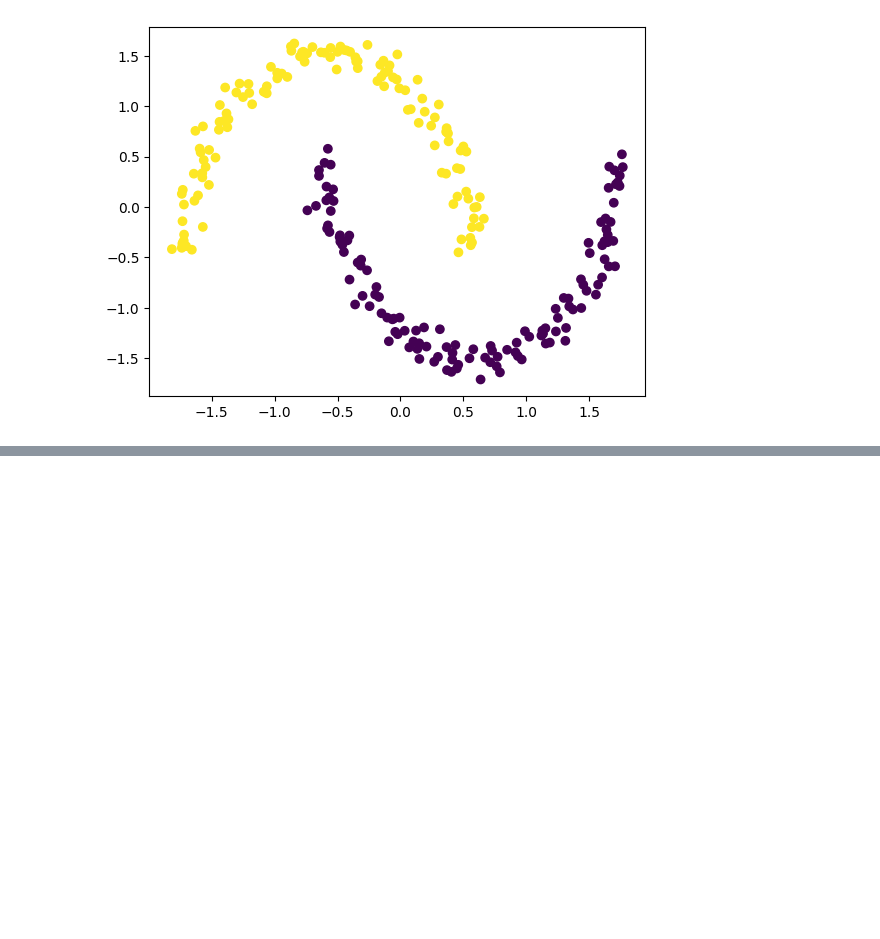
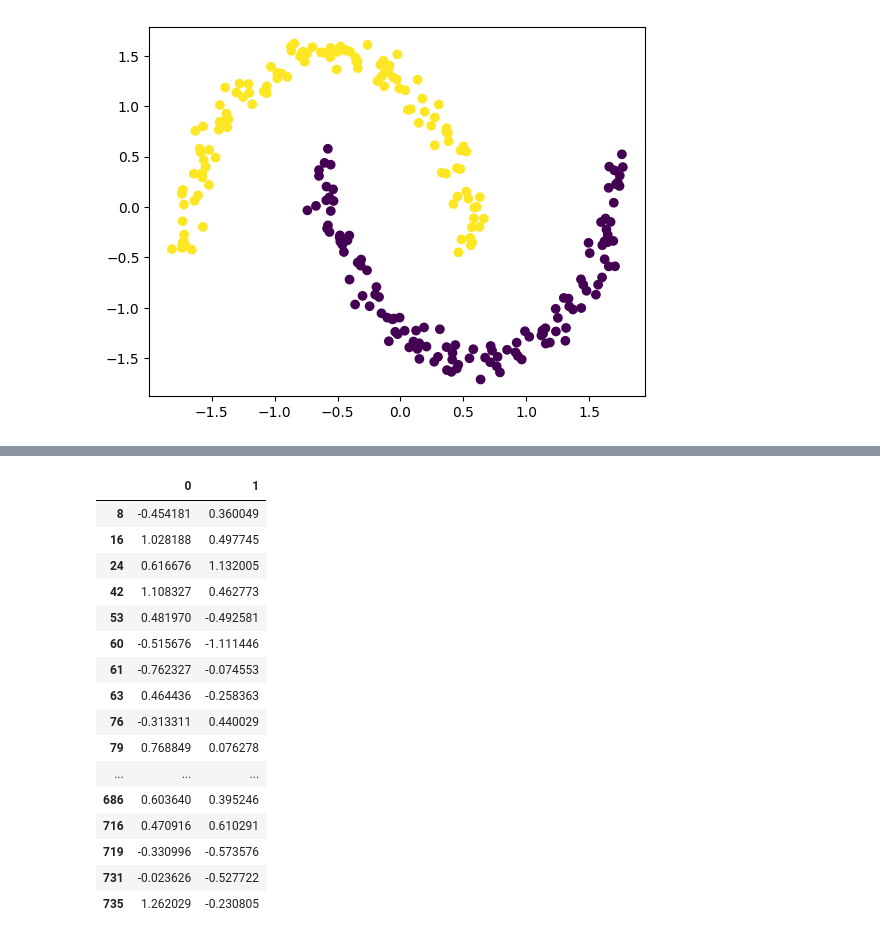
Before and after one commit to HanniKanchap/ML, a Jupyter notebook: Unsupervised_ML/DBSCAN.ipynb, the cells around one changed output, grey strips where cells are left out. Saved outputs shown, nothing was run; the diff lists cells and outputs as text; code cells hidden in the pictures; blank space fills up the shorter version.

```diff
--- a/Unsupervised_ML/DBSCAN.ipynb
+++ b/Unsupervised_ML/DBSCAN.ipynb
@@ -52,0 +117,24 @@ plt.scatter(X_scaled[:,0],X_scaled[:,1],c = model.labels_)
+# %%
+## Outlier data points
+import pandas as pd
+df = pd.DataFrame(X)
+# %%
+df.iloc[index]
+# %% [output]
+|  | 0 | 1 |
+| 8 | -0.454181 | 0.360049 |
+| 16 | 1.028188 | 0.497745 |
+| 24 | 0.616676 | 1.132005 |
+| 42 | 1.108327 | 0.462773 |
+| 53 | 0.481970 | -0.492581 |
+| 60 | -0.515676 | -1.111446 |
+| 61 | -0.762327 | -0.074553 |
+| 63 | 0.464436 | -0.258363 |
+| 76 | -0.313311 | 0.440029 |
+| 79 | 0.768849 | 0.076278 |
+| ... | ... | ... |
+| 686 | 0.603640 | 0.395246 |
+| 716 | 0.470916 | 0.610291 |
+| 719 | -0.330996 | -0.573576 |
+| 731 | -0.023626 | -0.527722 |
+| 735 | 1.262029 | -0.230805 |
```
Also changed, not shown: parts of 10 cells of this notebook, 2 other files.
